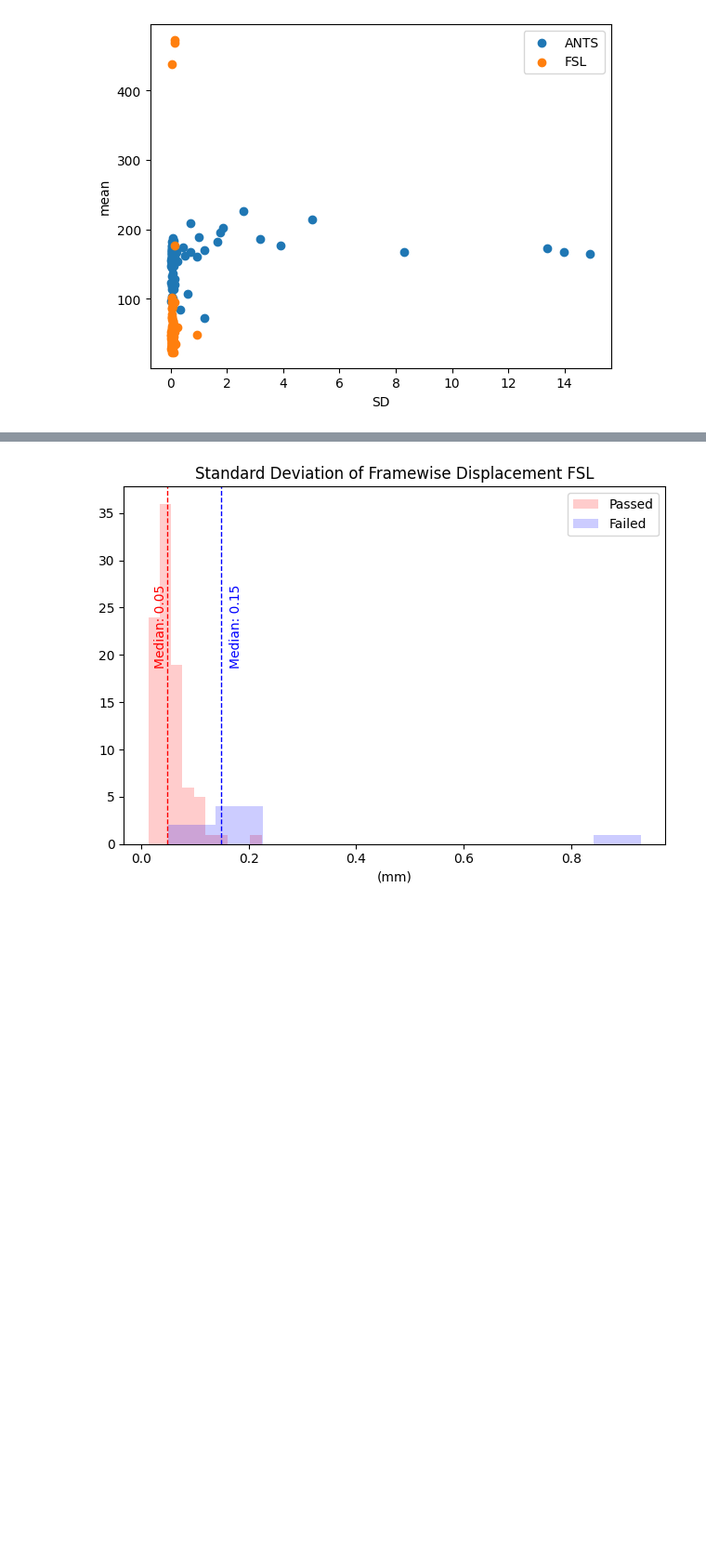
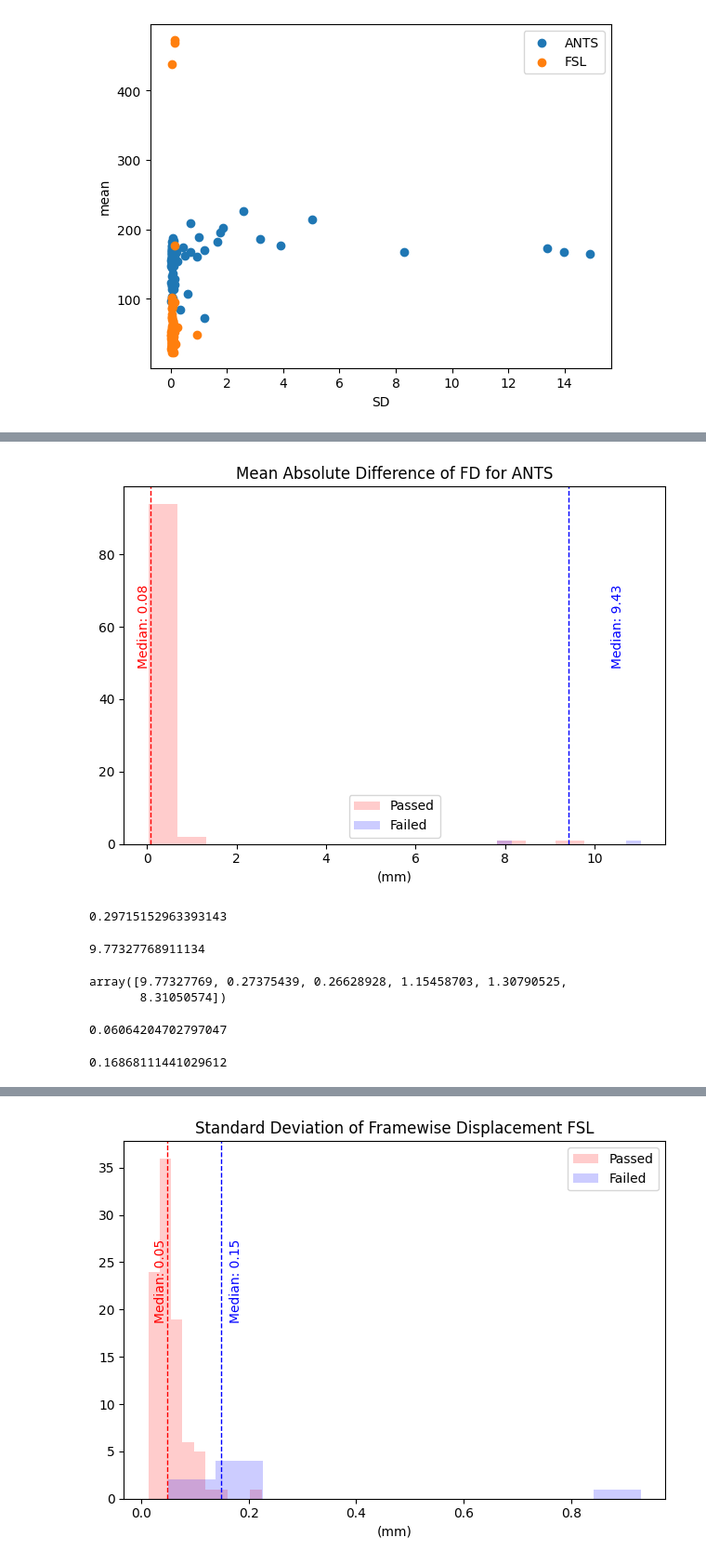
Before and after one commit to mirhnius/mca_linear_registration, a Jupyter notebook: gif_showcase.ipynb, the cells around one changed output, grey strips where cells are left out. Shown: that part at 93% size. Saved outputs shown, nothing was run; the diff lists cells and outputs as text; code cells hidden in the pictures; blank space fills up the shorter version.

```diff
--- a/gif_showcase.ipynb
+++ b/gif_showcase.ipynb
@@ -303,0 +347,25 @@ def hist_plotter(data_1, data_2, title, labels=None, path=None, bins=[10, 10], s
+# %%
+hist_plotter(ANTS_mad_fine, ANTS_mad_fail, "Mean Absolute Difference of FD for ANTS", s=1.1, bins=[15,10], labels=["Passed", "Failed"], xlable="(mm)")
+# %% [output]
+[figure, added]
+# %%
+np.mean(ANTS_mad_fine)
+# %% [output]
+0.29715152963393143
+# %%
+np.max(ANTS_mad_fine)
+# %% [output]
+9.77327768911134
+# %%
+ANTS_mad_fine[ANTS_mad_fine > 0.25]
+# %% [output]
+array([9.77327769, 0.27375439, 0.26628928, 1.15458703, 1.30790525,
+       8.31050574])
+# %%
+np.mean(FSL_mad_fine)
+# %% [output]
+0.06064204702797047
+# %%
+np.max(FSL_mad_fine)
+# %% [output]
+0.16868111441029612
```
Also changed, not shown: parts of 11 cells of this notebook.
